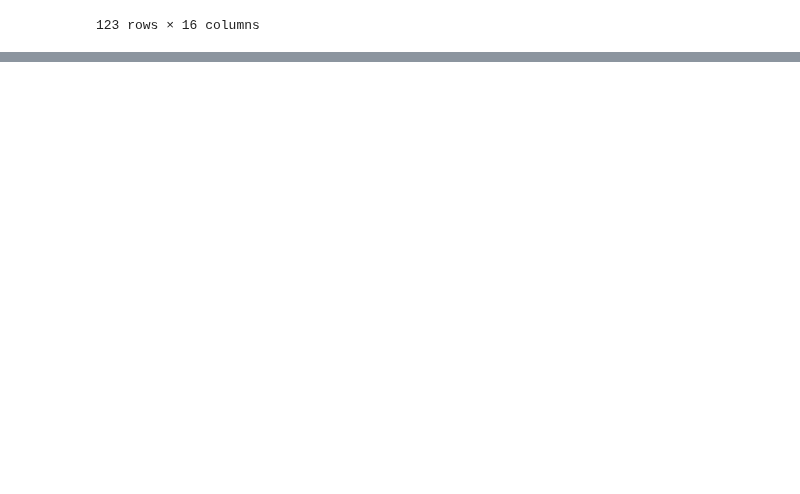
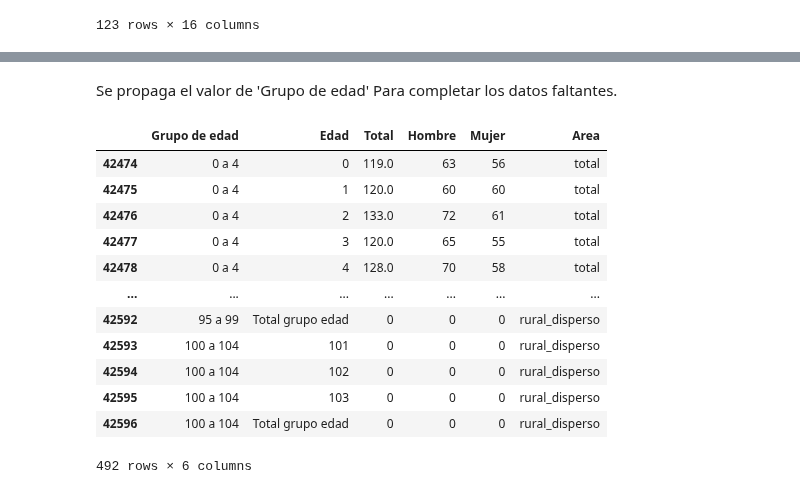
Before and after one commit to Schiavi13/Censo-Viterbo-Caldas-2018, a Jupyter notebook: source_to_csv_3pm.ipynb, the cells around one changed output, grey strips where cells are left out. Saved outputs shown, nothing was run; the diff lists cells and outputs as text; code cells hidden in the pictures; blank space fills up the shorter version.

```diff
--- a/source_to_csv_3pm.ipynb
+++ b/source_to_csv_3pm.ipynb
@@ -126,0 +104,19 @@ Se eliminan filas con resumenes de datos.
+# %% [markdown]
+Se propaga el valor de 'Grupo de edad' Para completar los datos faltantes.
+# %%
+df_3pm['Grupo de edad'] = df_3pm['Grupo de edad'].ffill()
+df_3pm
+# %% [output]
+|  | Grupo de edad | Edad | Total | Hombre | Mujer | Area |
+| 42474 | 0 a 4 | 0 | 119.0 | 63 | 56 | total |
+| 42475 | 0 a 4 | 1 | 120.0 | 60 | 60 | total |
+| 42476 | 0 a 4 | 2 | 133.0 | 72 | 61 | total |
+| 42477 | 0 a 4 | 3 | 120.0 | 65 | 55 | total |
+| 42478 | 0 a 4 | 4 | 128.0 | 70 | 58 | total |
+| ... | ... | ... | ... | ... | ... | ... |
+| 42592 | 95 a 99 | Total grupo edad | 0 | 0 | 0 | rural_disperso |
+| 42593 | 100 a 104 | 101 | 0 | 0 | 0 | rural_disperso |
+| 42594 | 100 a 104 | 102 | 0 | 0 | 0 | rural_disperso |
+| 42595 | 100 a 104 | 103 | 0 | 0 | 0 | rural_disperso |
+| 42596 | 100 a 104 | Total grupo edad | 0 | 0 | 0 | rural_disperso |
+492 rows × 6 columns
```
Also changed, not shown: parts of 22 cells of this notebook.
